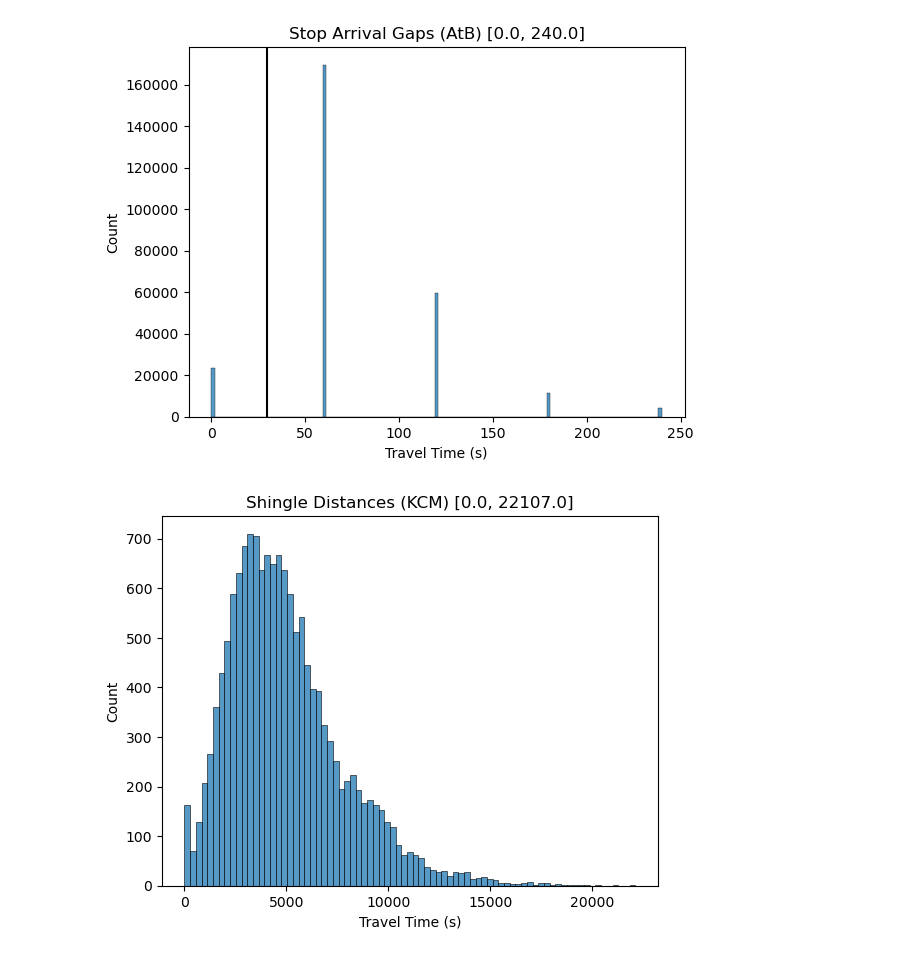
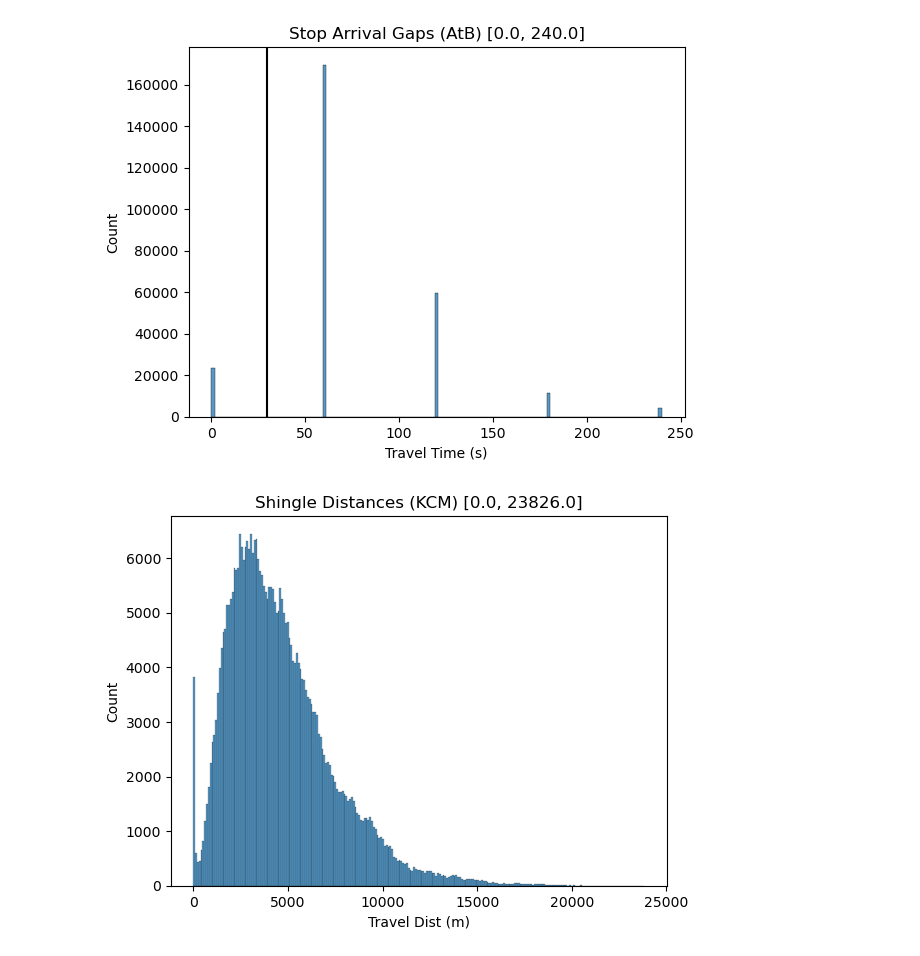
Before and after one commit to zackAemmer/generalizable_travel_times, a Jupyter notebook: src/explore_inputs.ipynb, the cells around one changed output. Saved outputs shown, nothing was run; the diff lists cells and outputs as text; code cells hidden in the pictures.

Commit message:
Plotting new run

```diff
--- a/src/explore_inputs.ipynb
+++ b/src/explore_inputs.ipynb
@@ -20,7 +20,7 @@ importlib.reload(basic_ff)
 importlib.reload(data_loader)
 importlib.reload(shape_utils)
 
-RUN_FOLDER = "../results/throwaway/"
+RUN_FOLDER = "../results/1mo_new_data/"
 # %%
 kcm_inputs = data_utils.load_run_input_data(RUN_FOLDER, "kcm/")
 atb_inputs = data_utils.load_run_input_data(RUN_FOLDER, "atb/")
@@ -82,12 +82,12 @@ plt.savefig("../plots/atb_gtfs_arrival_gaps.png")
 # %%
 # Shingle distance
 metric = kcm_inputs['train_traces'].groupby('shingle_id').sum(numeric_only=True)['dist_calc_m']
 sns.histplot(metric)
 plt.title(f"Shingle Distances (KCM) [{np.min(metric)}, {np.round(np.max(metric))}]")
-plt.xlabel("Travel Time (s)")
+plt.xlabel("Travel Dist (m)")
 plt.savefig("../plots/kcm_shingle_dists.png")
 # %% [output]
-[figure, old version]
+[figure, new version]
 # %%
 # Shingle distance
 metric = atb_inputs['train_traces'].groupby('shingle_id').sum(numeric_only=True)['dist_calc_m']
```
Also changed, not shown: parts of 7 cells of this notebook, 4 other files.
